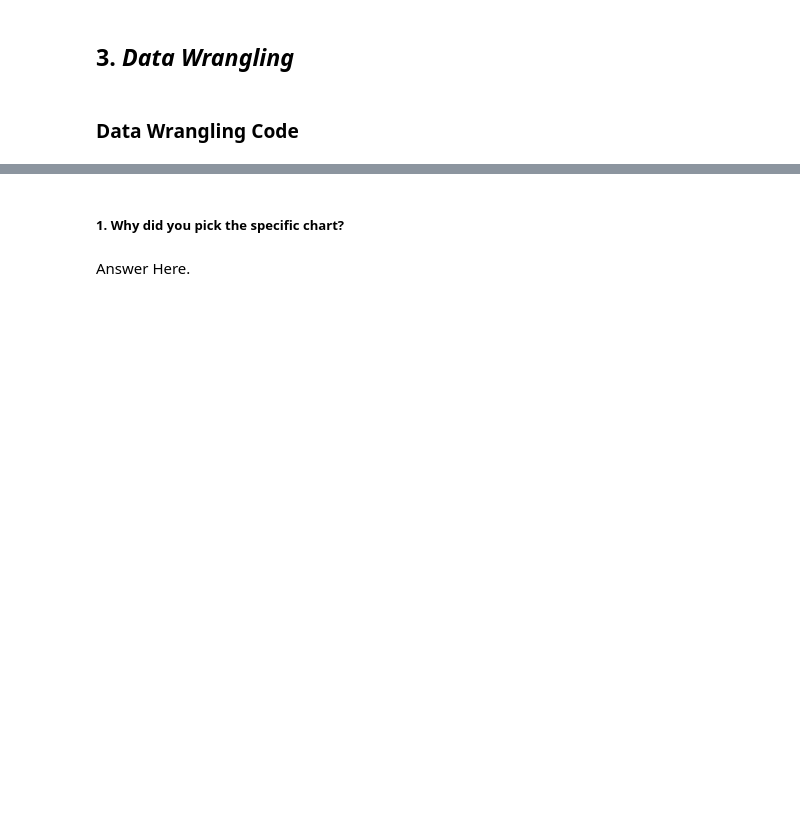
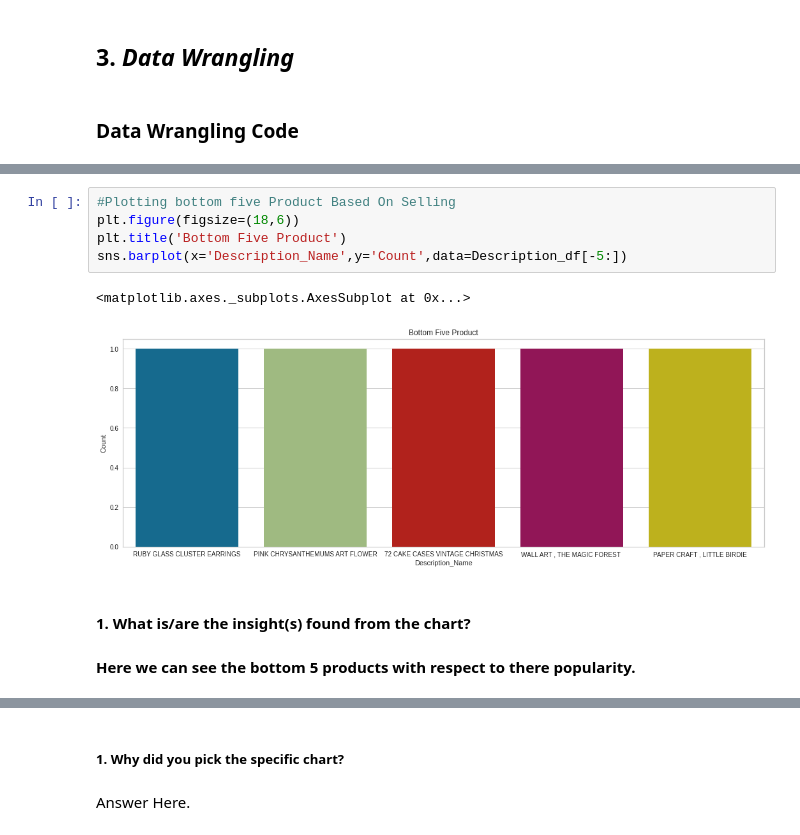
Before and after one commit to KartikKumar7070/Online-Retail-Customer-Segmentation, a Jupyter notebook: ML_Unsupervised_Capstone_Project.ipynb, the cells around one changed output, grey strips where cells are left out. Saved outputs shown, nothing was run; the diff lists cells and outputs as text; blank space fills up the shorter version.

```diff
--- a/ML_Unsupervised_Capstone_Project.ipynb
+++ b/ML_Unsupervised_Capstone_Project.ipynb
@@ -148,0 +492,11 @@ Answer Here.
+# %%
+#Plotting bottom five Product Based On Selling
+plt.figure(figsize=(18,6))
+plt.title('Bottom Five Product')
+sns.barplot(x='Description_Name',y='Count',data=Description_df[-5:])
+# %% [output]
+<matplotlib.axes._subplots.AxesSubplot at 0x...>
+[figure, added]
+# %% [markdown]
+#### 1. What is/are the insight(s) found from the chart?
+#### Here we can see the bottom 5 products with respect to there popularity.
```
Also changed, not shown: parts of 134 cells of this notebook.
